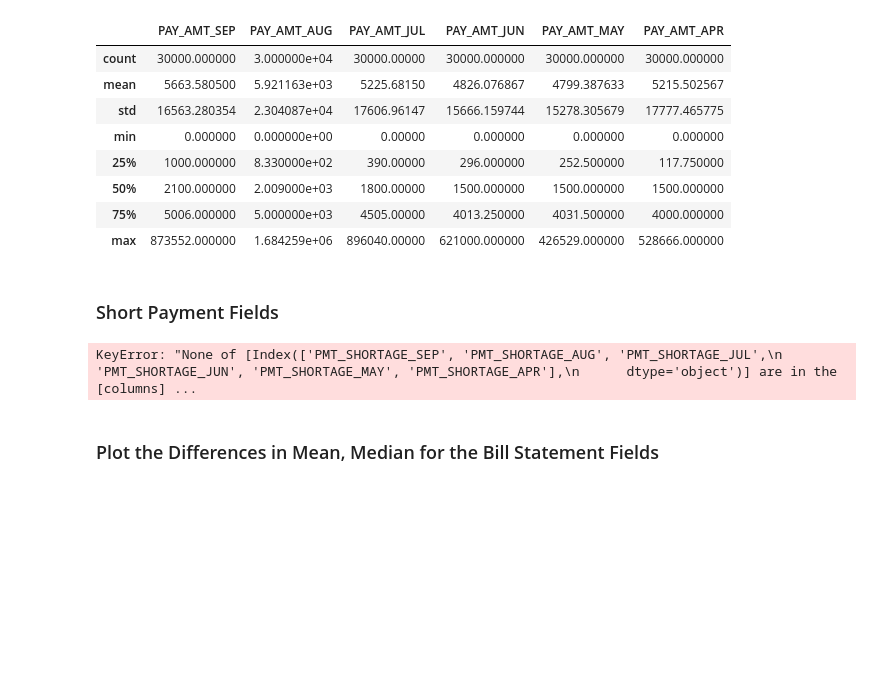
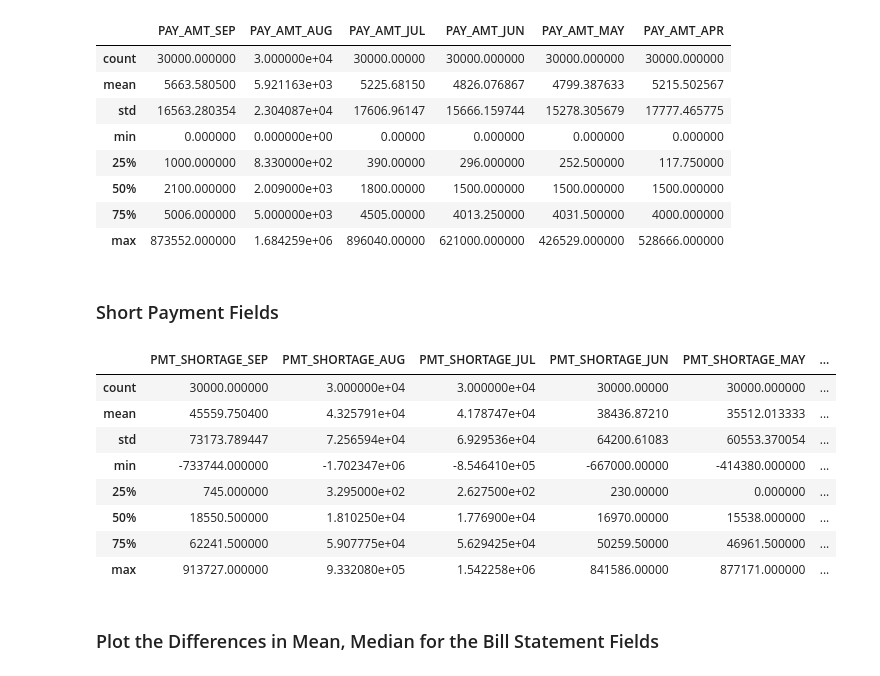
Before and after one commit to ambily-treesa/DAB103-CreditCardDefault, a Jupyter notebook: DAB103 Credit Card Payment Default Final Project.ipynb, the cells around one changed output. Saved outputs shown, nothing was run; the diff lists cells and outputs as text; code cells hidden in the pictures; blank space fills up the shorter version.

```diff
--- a/DAB103 Credit Card Payment Default Final Project.ipynb
+++ b/DAB103 Credit Card Payment Default Final Project.ipynb
@@ -660,12 +662,20 @@ payments.describe()
 # %%
 shortpay_cols = ['PMT_SHORTAGE_SEP', 'PMT_SHORTAGE_AUG', 'PMT_SHORTAGE_JUL',
                  'PMT_SHORTAGE_JUN', 'PMT_SHORTAGE_MAY', 'PMT_SHORTAGE_APR']
 
-shortpayments = df_main[shortpay_cols]
+shortpayments = df_raw[shortpay_cols]
 
 shortpayments.describe()
 # %% [output]
-KeyError: "None of [Index(['PMT_SHORTAGE_SEP', 'PMT_SHORTAGE_AUG', 'PMT_SHORTAGE_JUL',\n       'PMT_SHORTAGE_JUN', 'PMT_SHORTAGE_MAY', 'PMT_SHORTAGE_APR'],\n      dtype='object')] are in the [columns] ...
+|  | PMT_SHORTAGE_SEP | PMT_SHORTAGE_AUG | PMT_SHORTAGE_JUL | PMT_SHORTAGE_JUN | PMT_SHORTAGE_MAY | ... |
+| count | 30000.000000 | 3.000000e+04 | 3.000000e+04 | 30000.00000 | 30000.000000 | ... |
+| mean | 45559.750400 | 4.325791e+04 | 4.178747e+04 | 38436.87210 | 35512.013333 | ... |
+| std | 73173.789447 | 7.256594e+04 | 6.929536e+04 | 64200.61083 | 60553.370054 | ... |
+| min | -733744.000000 | -1.702347e+06 | -8.546410e+05 | -667000.00000 | -414380.000000 | ... |
+| 25% | 745.000000 | 3.295000e+02 | 2.627500e+02 | 230.00000 | 0.000000 | ... |
+| 50% | 18550.500000 | 1.810250e+04 | 1.776900e+04 | 16970.00000 | 15538.000000 | ... |
+| 75% | 62241.500000 | 5.907775e+04 | 5.629425e+04 | 50259.50000 | 46961.500000 | ... |
+| max | 913727.000000 | 9.332080e+05 | 1.542258e+06 | 841586.00000 | 877171.000000 | ... |
 # %% [markdown]
 ### Plot the Differences in Mean, Median for the Bill Statement Fields
 # %%
```
Also changed, not shown: parts of 4 cells of this notebook, 1 other file.
